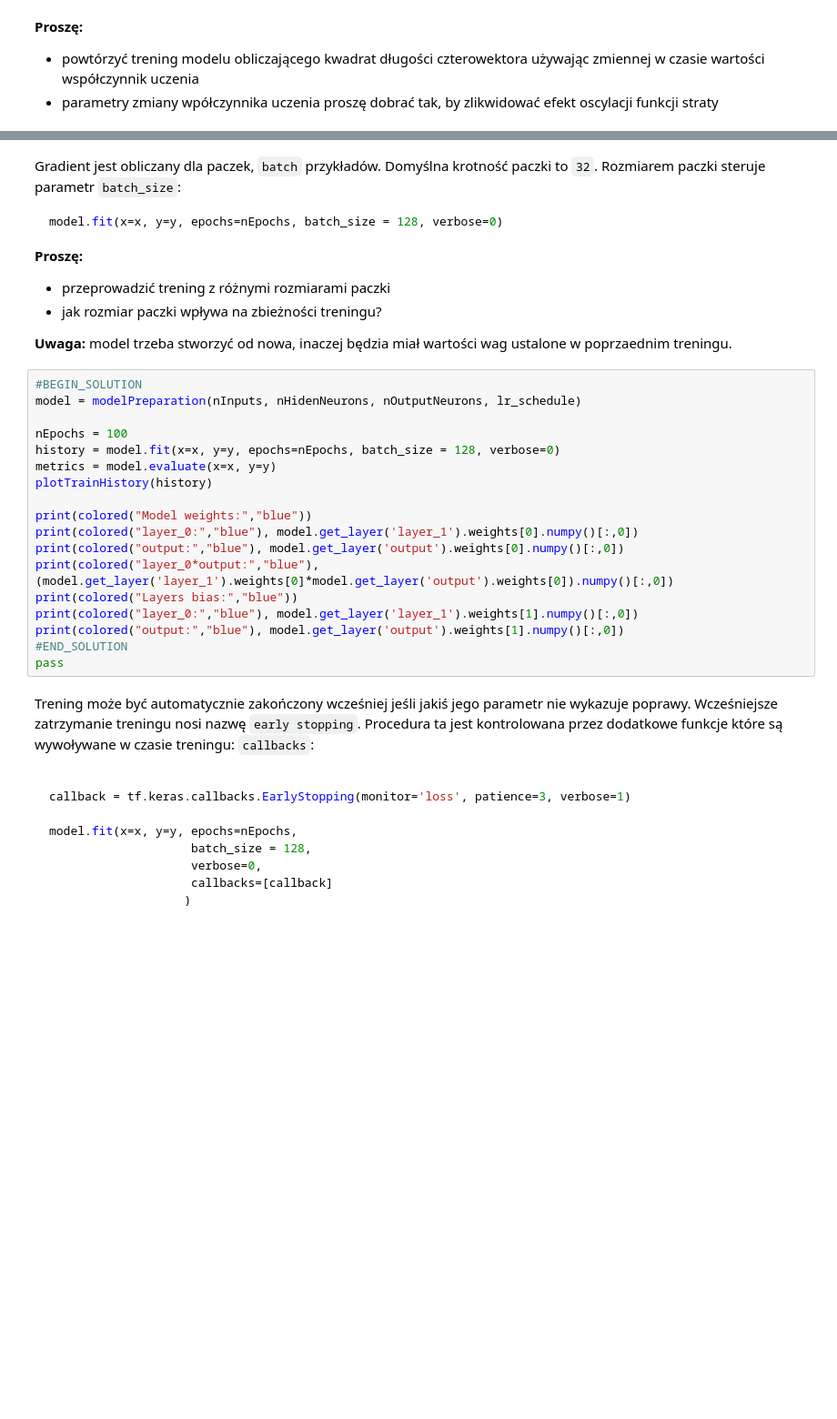
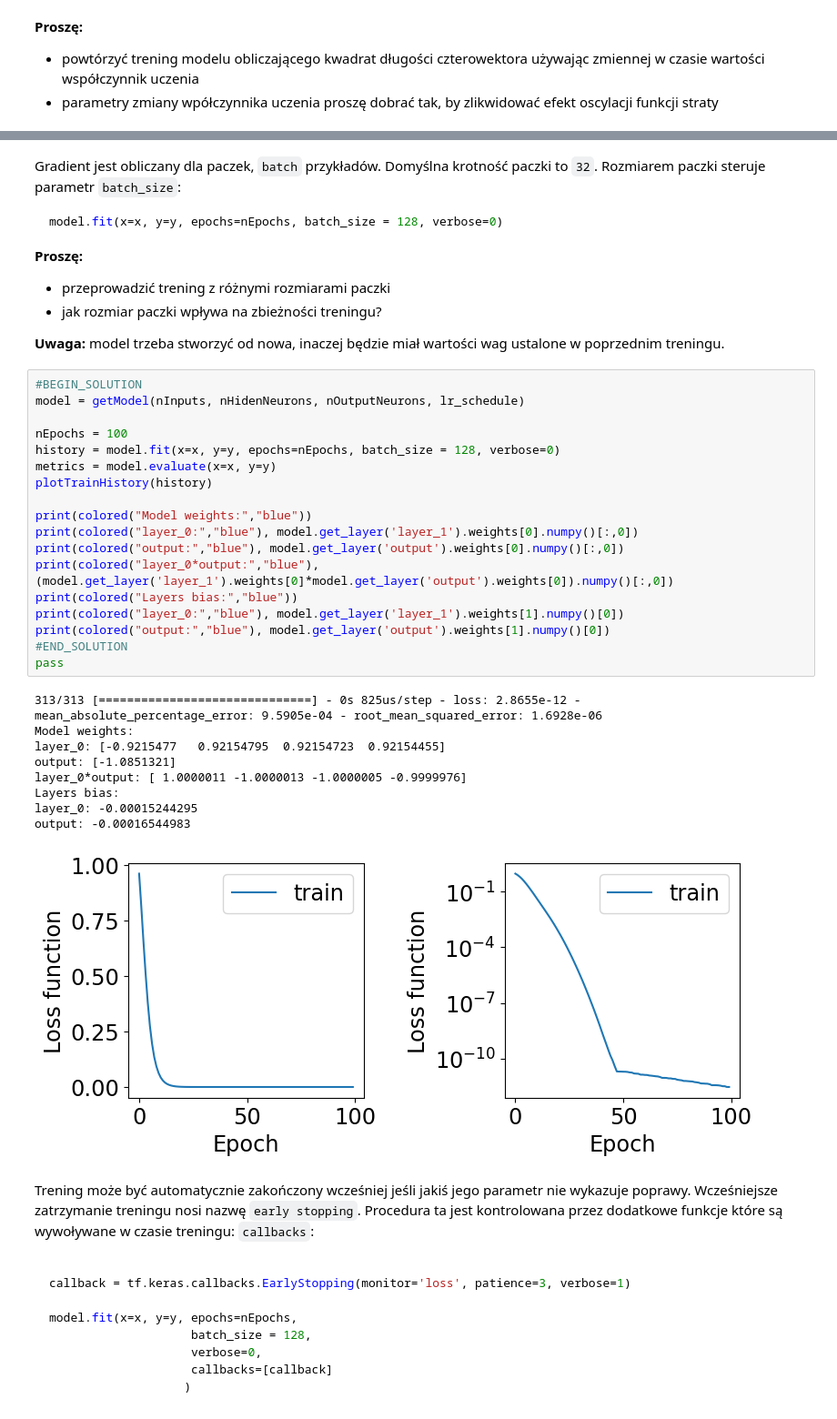
Before and after one commit to akalinow/UczenieMaszynoweII, a Jupyter notebook: 03_Trening_modelu.ipynb, the cells around one changed output, grey strips where cells are left out. Shown: that part at 91% size. Saved outputs shown, nothing was run; the diff lists cells and outputs as text; blank space fills up the shorter version.

```diff
--- a/03_Trening_modelu.ipynb
+++ b/03_Trening_modelu.ipynb
@@ -553,25 +568,35 @@ model.fit(x=x, y=y, epochs=nEpochs, batch_size = 128, verbose=0)
 * przeprowadzić trening z różnymi rozmiarami paczki
 * jak rozmiar paczki wpływa na zbieżności treningu?
 
-**Uwaga:** model trzeba stworzyć od nowa, inaczej będzia miał wartości wag ustalone w poprzaednim treningu.
+**Uwaga:** model trzeba stworzyć od nowa, inaczej będzie miał wartości wag ustalone w poprzednim treningu.
 # %%
 #BEGIN_SOLUTION
-model = modelPreparation(nInputs, nHidenNeurons, nOutputNeurons, lr_schedule)
+model = getModel(nInputs, nHidenNeurons, nOutputNeurons, lr_schedule)
 
 nEpochs = 100
 history = model.fit(x=x, y=y, epochs=nEpochs, batch_size = 128, verbose=0)
 metrics = model.evaluate(x=x, y=y)
 plotTrainHistory(history)
 
 print(colored("Model weights:","blue"))
 print(colored("layer_0:","blue"), model.get_layer('layer_1').weights[0].numpy()[:,0])
 print(colored("output:","blue"), model.get_layer('output').weights[0].numpy()[:,0])
 print(colored("layer_0*output:","blue"), (model.get_layer('layer_1').weights[0]*model.get_layer('output').weights[0]).numpy()[:,0])
 print(colored("Layers bias:","blue"))
-print(colored("layer_0:","blue"), model.get_layer('layer_1').weights[1].numpy()[:,0])
-print(colored("output:","blue"), model.get_layer('output').weights[1].numpy()[:,0])
+print(colored("layer_0:","blue"), model.get_layer('layer_1').weights[1].numpy()[0])
+print(colored("output:","blue"), model.get_layer('output').weights[1].numpy()[0])
 #END_SOLUTION
 pass
+# %% [output]
+313/313 [==============================] - 0s 825us/step - loss: 2.8655e-12 - mean_absolute_percentage_error: 9.5905e-04 - root_mean_squared_error: 1.6928e-06
+Model weights:
+layer_0: [-0.9215477   0.92154795  0.92154723  0.92154455]
+output: [-1.0851321]
+layer_0*output: [ 1.0000011 -1.0000013 -1.0000005 -0.9999976]
+Layers bias:
+layer_0: -0.00015244295
+output: -0.00016544983
+[figure, added]
 # %% [markdown]
 Trening może być automatycznie zakończony wcześniej jeśli jakiś jego parametr nie wykazuje poprawy. Wcześniejsze zatrzymanie treningu nosi nazwę `early stopping`.
 Procedura ta jest kontrolowana przez dodatkowe funkcje które są wywoływane w czasie treningu: `callbacks`:
```
Also changed, not shown: parts of 11 cells of this notebook, 3 other files.
